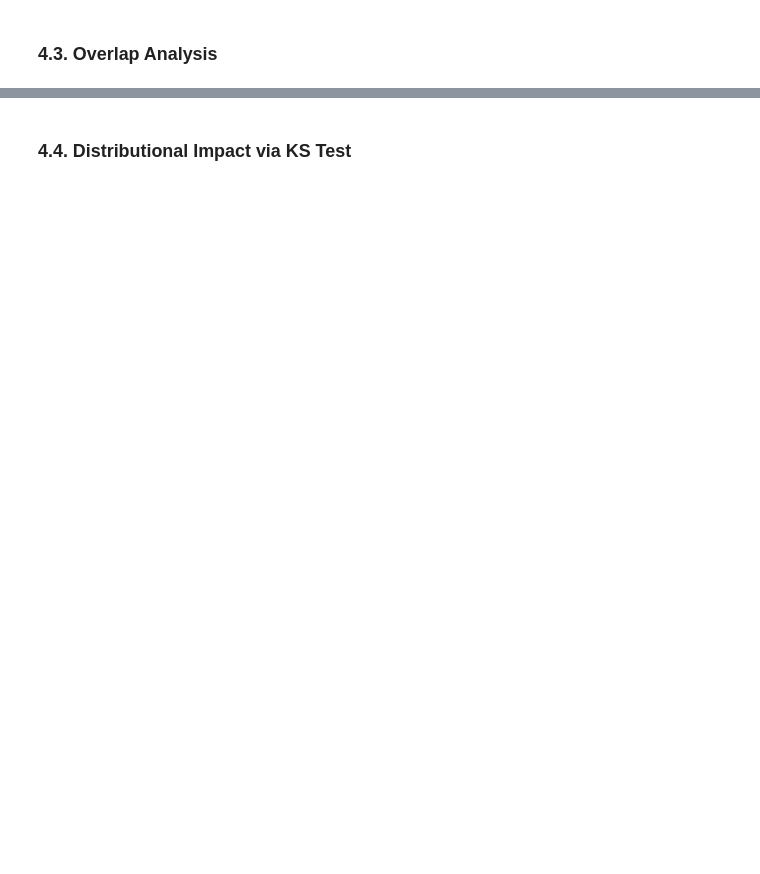
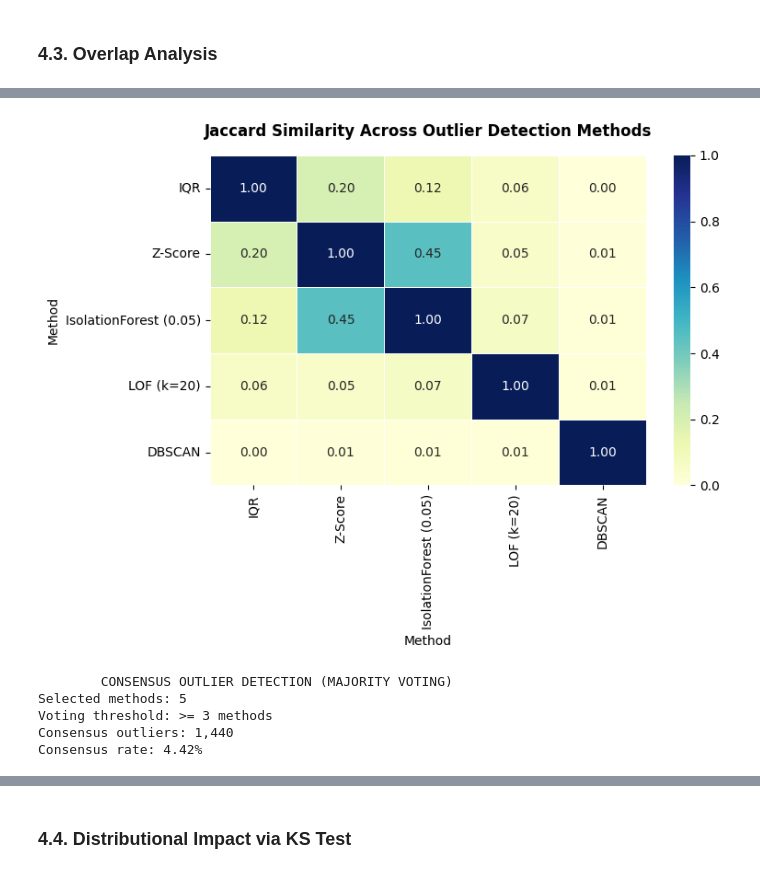
Before and after one commit to quanpro147/HCMUS-DataMining-Prj1, a Jupyter notebook: notebooks/04_preprocessing_tabular.ipynb, the cells around one changed output, grey strips where cells are left out. Saved outputs shown, nothing was run; the diff lists cells and outputs as text; code cells hidden in the pictures; blank space fills up the shorter version.

```diff
--- a/notebooks/04_preprocessing_tabular.ipynb
+++ b/notebooks/04_preprocessing_tabular.ipynb
@@ -365,0 +372,77 @@ print(f"Số lượng ngoại lai đồng thuận (Consensus Outliers): {len(con
+# %%
+# Jaccard similarity function
+def jaccard_similarity(set_a: set, set_b: set) -> float:
+    """
+    Compute Jaccard similarity between two sets.
+    J(A, B) = |A ∩ B| / |A ∪ B|
+    """
+    if not set_a and not set_b:
+        return 1.0  # both sets empty → identical
+    return len(set_a.intersection(set_b)) / len(set_a.union(set_b))
+
+
+# Select representative methods for comparison
+methods = [
+    'IQR',
+    'Z-Score',
+    'IsolationForest (0.05)',
+    'LOF (k=20)',
+    'DBSCAN'
+]
+n_methods = len(methods)
+jaccard_matrix = np.zeros((n_methods, n_methods))
+
+# Compute pairwise Jaccard similarity matrix
+for i, method_i in enumerate(methods):
+    for j, method_j in enumerate(methods):
+        jaccard_matrix[i, j] = jaccard_similarity(
+            outlier_indices[method_i],
+            outlier_indices[method_j]
+        )
+df_jaccard = pd.DataFrame(
+    jaccard_matrix,
+    index=methods,
+    columns=methods
+)
+
+# Visualization: Jaccard similarity heatmap
+plt.figure(figsize=(8, 6))
+sns.heatmap(df_jaccard, annot=True, fmt=".2f", cmap="YlGnBu", vmin=0, vmax=1, linewidths=0.5)
+
+plt.title(
+    "Jaccard Similarity Across Outlier Detection Methods",
+    fontweight='bold', pad=15
+)
+plt.xlabel("Method")
+plt.ylabel("Method")
+plt.tight_layout()
+plt.show()
+# %% [output]
+[figure, added]
+# %%
+# Consensus outlier detection
+all_detected_indices = []
+for method in methods:
+    all_detected_indices.extend(outlier_indices[method])
+outlier_counter = Counter(all_detected_indices)
+
+# Majority voting threshold
+threshold = 3
+consensus_outliers = [
+    idx for idx, count in outlier_counter.items()
+    if count >= threshold
+]
+
+n_consensus = len(consensus_outliers)
+consensus_rate = (n_consensus / len(X)) * 100
+print("\tCONSENSUS OUTLIER DETECTION (MAJORITY VOTING)")
+print(f"Selected methods: {len(methods)}")
+print(f"Voting threshold: >= {threshold} methods")
+print(f"Consensus outliers: {n_consensus:,}")
+print(f"Consensus rate: {consensus_rate:.2f}%")
+# %% [output]
+        CONSENSUS OUTLIER DETECTION (MAJORITY VOTING)
+Selected methods: 5
+Voting threshold: >= 3 methods
+Consensus outliers: 1,440
+Consensus rate: 4.42%
```
Also changed, not shown: parts of 18 cells of this notebook.
